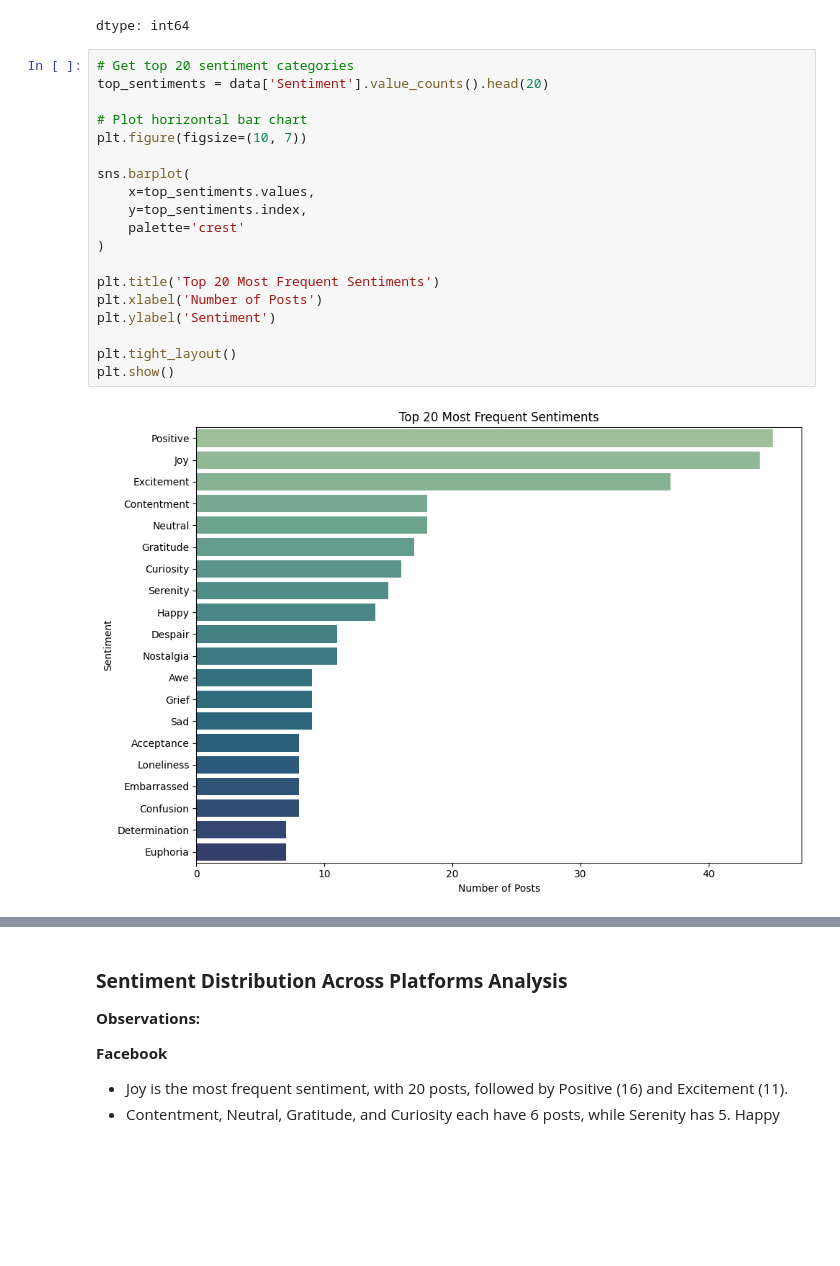
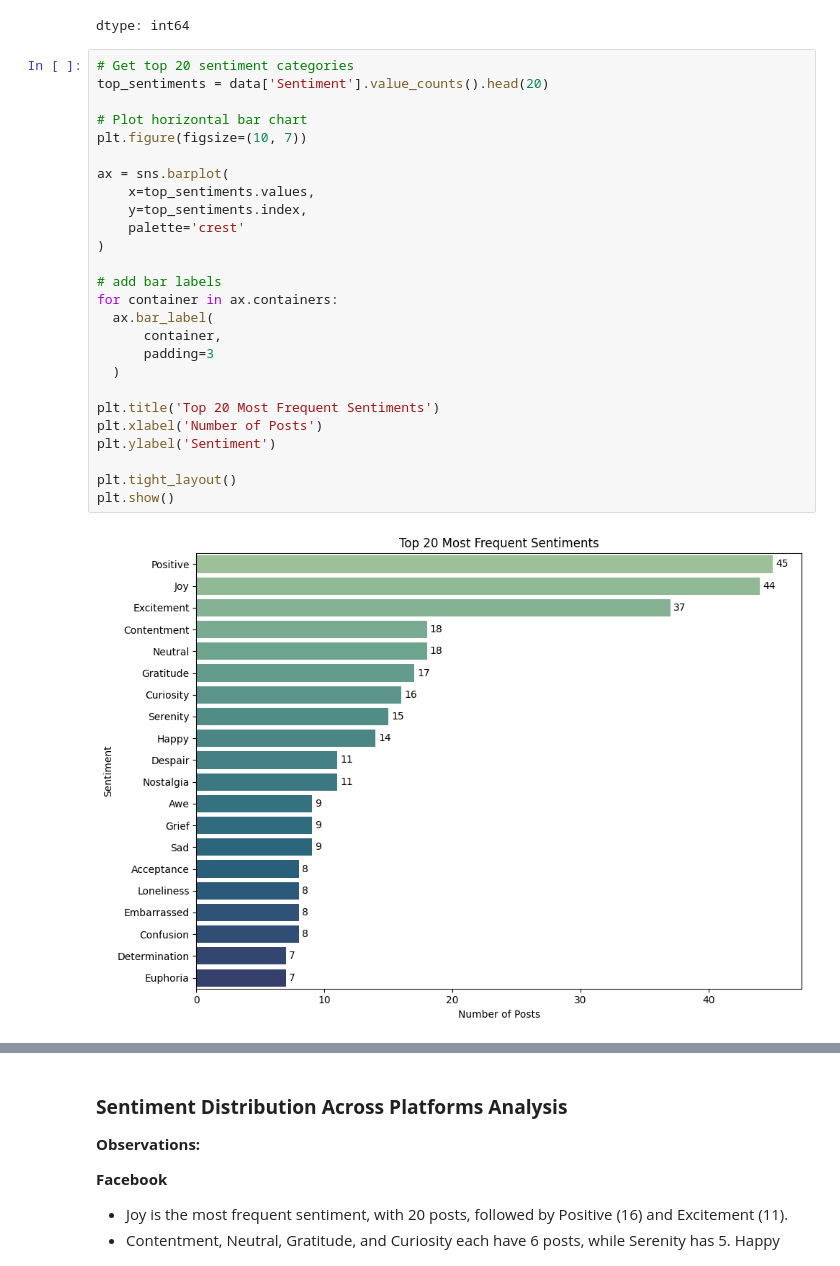
Before and after one commit to euiedavid/social-media-sentiments-analysis, a Jupyter notebook: notebook/social_media_sentiments_eda.ipynb, the cells around one changed output, grey strips where cells are left out. Drawn from its saved outputs; the diff is of its cells as text; blank space fills up the shorter version.

```diff
--- a/notebook/social_media_sentiments_eda.ipynb
+++ b/notebook/social_media_sentiments_eda.ipynb
@@ -576,21 +576,28 @@ dtype: int64
 # %%
 # Get top 20 sentiment categories
 top_sentiments = data['Sentiment'].value_counts().head(20)
 
 # Plot horizontal bar chart
 plt.figure(figsize=(10, 7))
 
-sns.barplot(
+ax = sns.barplot(
     x=top_sentiments.values,
     y=top_sentiments.index,
     palette='crest'
 )
+
+# add bar labels
+for container in ax.containers:
+  ax.bar_label(
+      container,
+      padding=3
+  )
 
 plt.title('Top 20 Most Frequent Sentiments')
 plt.xlabel('Number of Posts')
 plt.ylabel('Sentiment')
 
 plt.tight_layout()
 plt.show()
 # %% [output]
-[figure, old version]
+[figure, new version]
```
Also changed, not shown: parts of 17 cells of this notebook.
